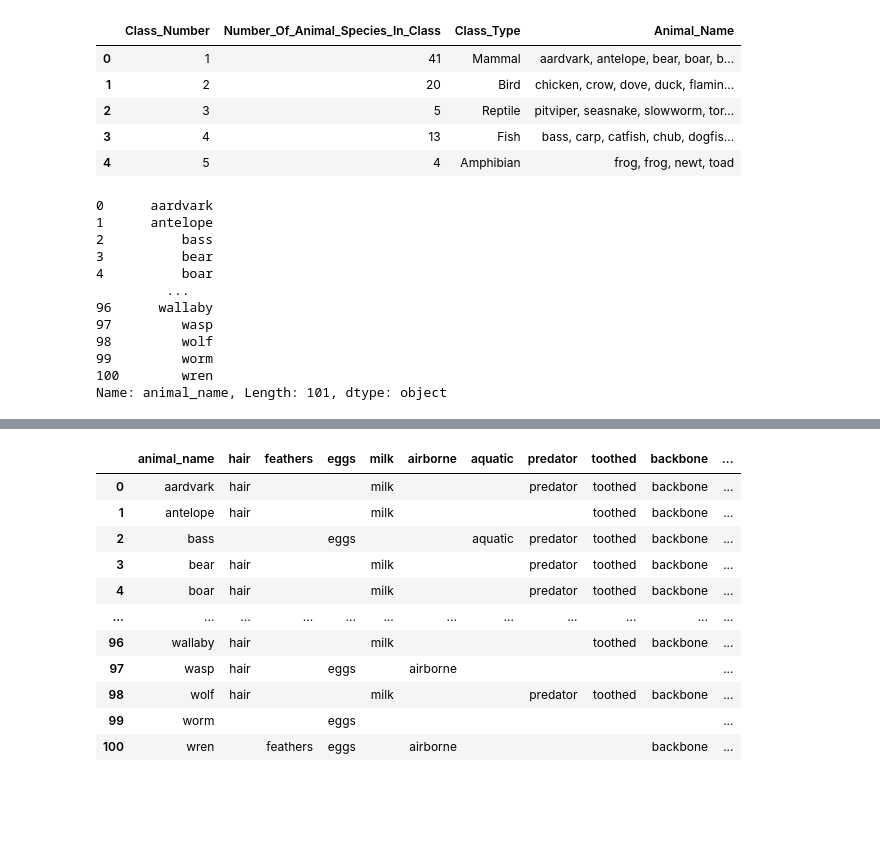
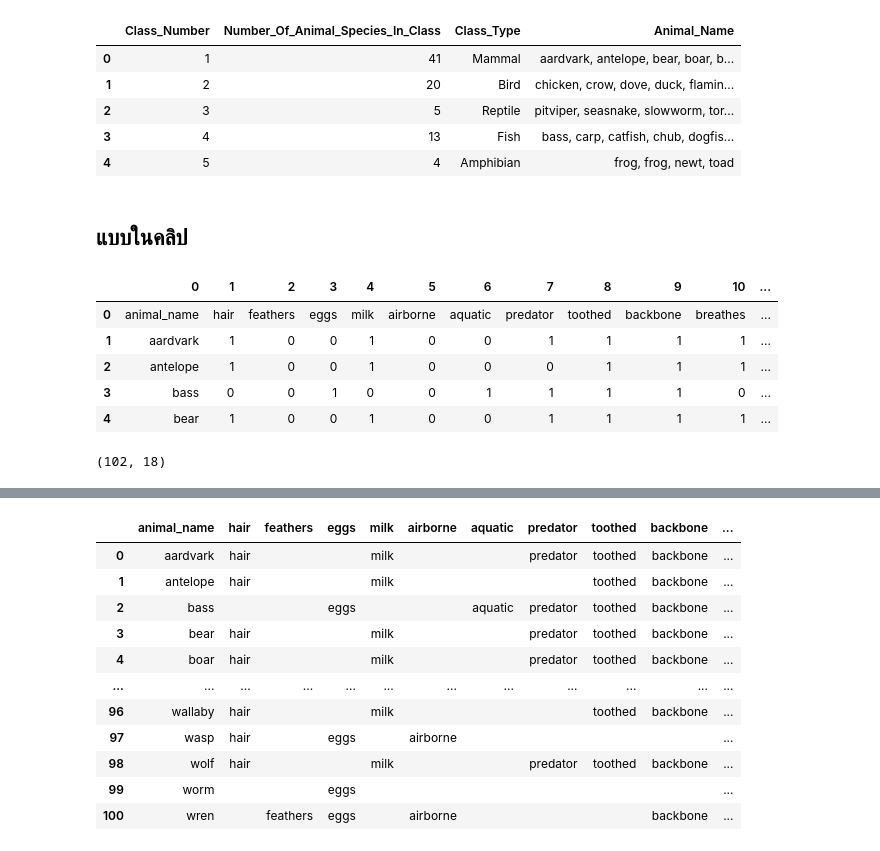
Before and after one commit to PondKann/KKU_data_mining, a Jupyter notebook: TPro.ipynb, the cells around one changed output, grey strips where cells are left out. Cells and saved outputs as stored; diff of their text form; code cells hidden in the pictures; blank space fills up the shorter version.

Commit message:
รัน asso ได้ แต่มันนับรวมข้อมูลว่างด้วย

```diff
--- a/TPro.ipynb
+++ b/TPro.ipynb
@@ -31,18 +32,19 @@ class_type_df.head()
 | 2 | 3 | 5 | Reptile | pitviper, seasnake, slowworm, tor... |
 | 3 | 4 | 13 | Fish | bass, carp, catfish, chub, dogfis... |
 | 4 | 5 | 4 | Amphibian | frog, frog, newt, toad |
-# %%
-zoo_type_df['animal_name']
-# %% [output]
-0      aardvark
-1      antelope
-2          bass
-3          bear
-4          boar
-         ...
-96      wallaby
-97         wasp
-98         wolf
-99         worm
-100        wren
-Name: animal_name, Length: 101, dtype: object
+# %% [markdown]
+## แบบในคลิป
+# %%
+zoo_asso2 = pd.read_csv(zoo_type,header = None)
+zoo_asso2.head()
+# %% [output]
+|  | 0 | 1 | 2 | 3 | 4 | 5 | 6 | 7 | 8 | 9 | 10 | ... |
+| 0 | animal_name | hair | feathers | eggs | milk | airborne | aquatic | predator | toothed | backbone | breathes | ... |
+| 1 | aardvark | 1 | 0 | 0 | 1 | 0 | 0 | 1 | 1 | 1 | 1 | ... |
+| 2 | antelope | 1 | 0 | 0 | 1 | 0 | 0 | 0 | 1 | 1 | 1 | ... |
+| 3 | bass | 0 | 0 | 1 | 0 | 0 | 1 | 1 | 1 | 1 | 0 | ... |
+| 4 | bear | 1 | 0 | 0 | 1 | 0 | 0 | 1 | 1 | 1 | 1 | ... |
+# %%
+zoo_asso2.shape
+# %% [output]
+(102, 18)
```
Also changed, not shown: parts of 17 cells of this notebook.
